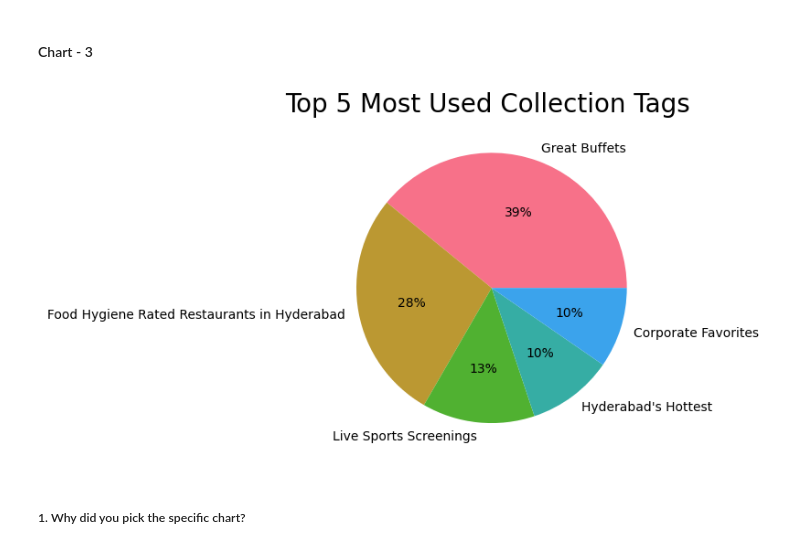
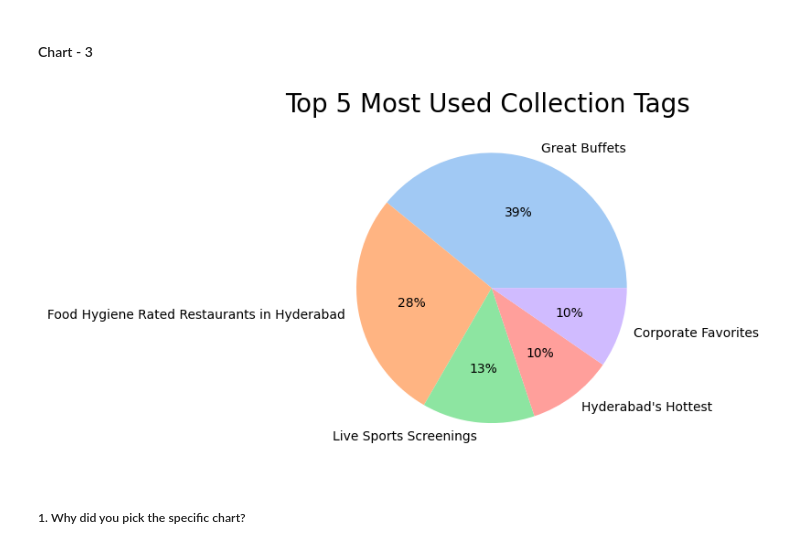
Before and after one commit to ruksz/Zomato-Restaurant---Unsupervised-ML, a Jupyter notebook: Unsupervised_ML_Zomato_Analysis.ipynb, the cells around one changed output. Cells and saved outputs as stored; diff of their text form; code cells hidden in the pictures.

```diff
--- a/Unsupervised_ML_Zomato_Analysis.ipynb
+++ b/Unsupervised_ML_Zomato_Analysis.ipynb
@@ -586,19 +587,19 @@ The insights about popular cuisines can positively impact the business by inform
 # %%
 # Chart - 3 visualization code
 
 collection_list = Collections_df.sort_values('Number of Restaurants', ascending = False)['Tags'].tolist()[:5]
 
 restaraunt_per = cuisine_df.sort_values('Number of Restaurants', ascending = False)['Number of Restaurants'].tolist()[:5]
 
 labels = collection_list
-colors = sns.color_palette('husl')
+colors = sns.color_palette('pastel')
 
 #create pie chart
 plt.pie(restaraunt_per, labels = labels, colors = colors, autopct='%.0f%%')
 plt.title('Top 5 Most Used Collection Tags ', size =20)
 plt.show()
 # %% [output]
-[figure, old version]
+[figure, new version]
 # %% [markdown]
 ##### 1. Why did you pick the specific chart?
 # %% [markdown]
```
Also changed, not shown: parts of 148 cells of this notebook.
